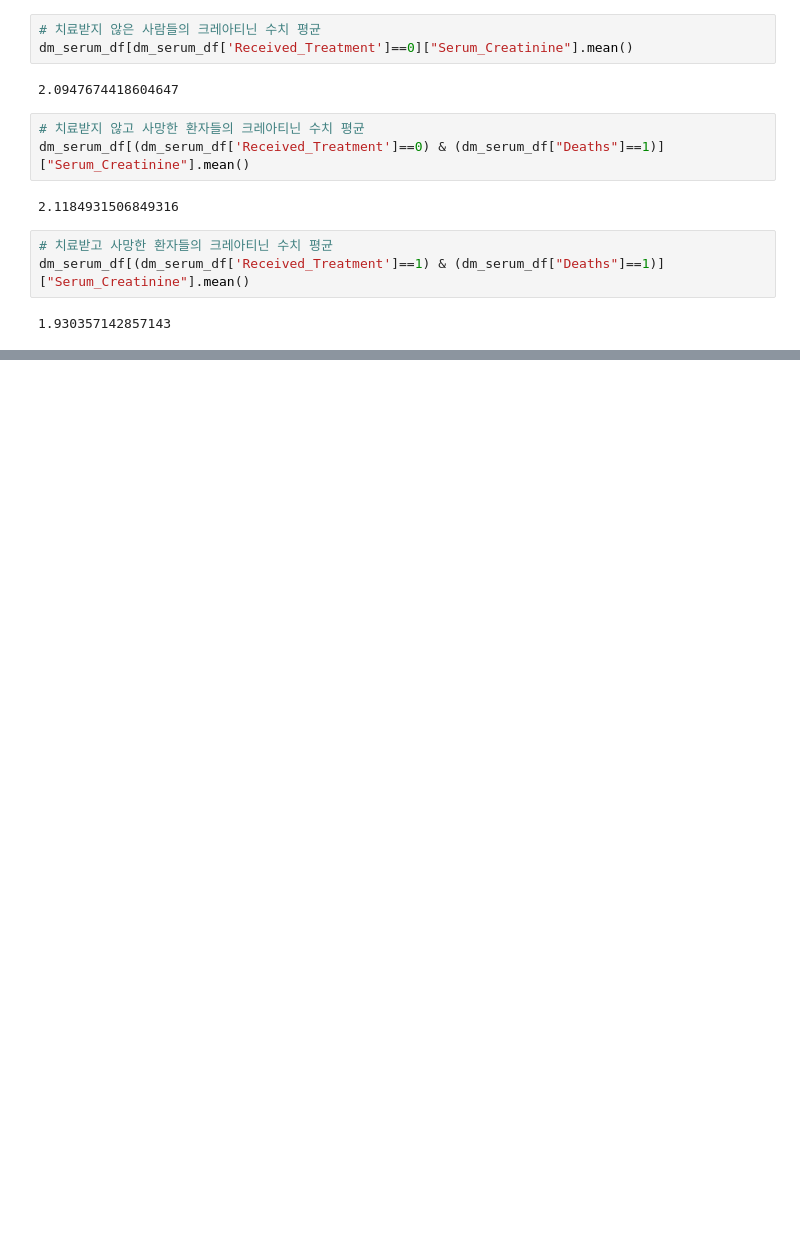
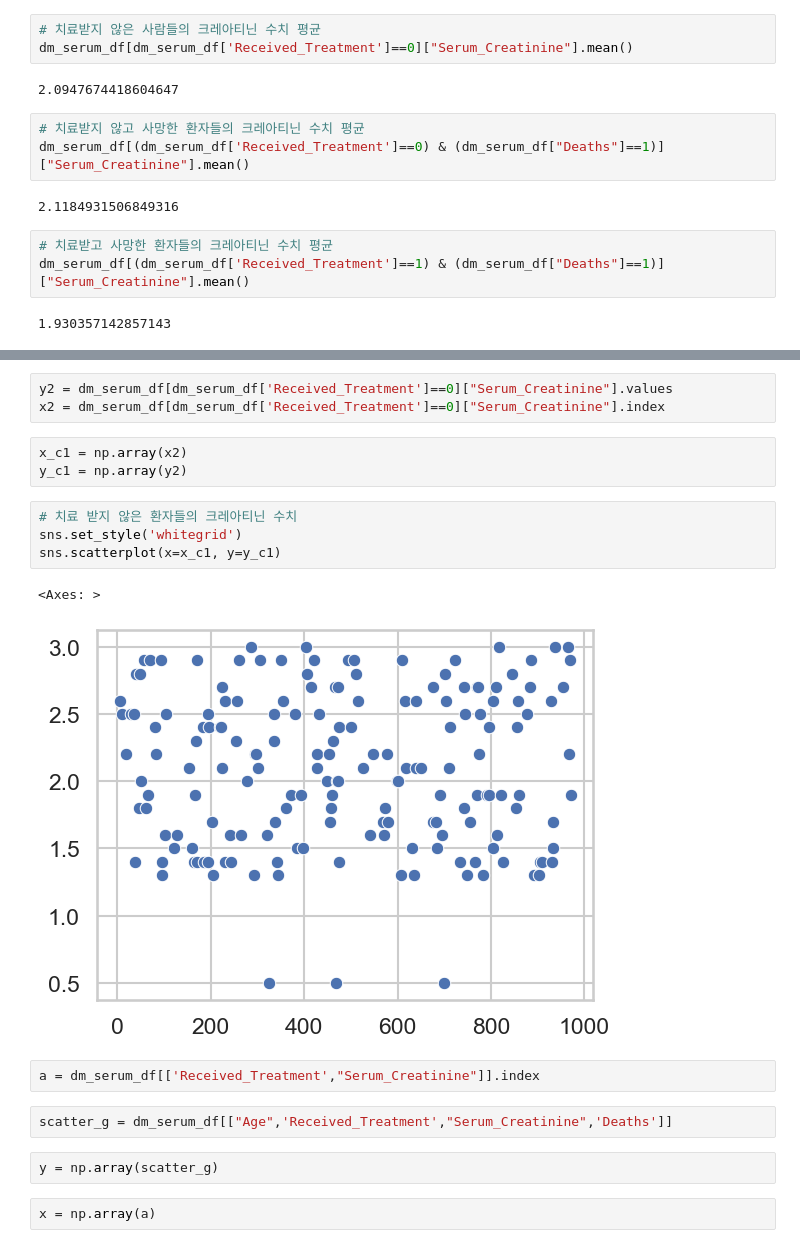
Before and after one commit to cutepuppy2024/Kidney-Project, a Jupyter notebook: ckd_analysis_1st.ipynb, the cells around one changed output, grey strips where cells are left out. Saved outputs shown, nothing was run; the diff lists cells and outputs as text; blank space fills up the shorter version.

```diff
--- a/ckd_analysis_1st.ipynb
+++ b/ckd_analysis_1st.ipynb
@@ -627,0 +665,21 @@ dm_serum_df[(dm_serum_df['Received_Treatment']==1) & (dm_serum_df["Deaths"]==1)]
+# %%
+y2 = dm_serum_df[dm_serum_df['Received_Treatment']==0]["Serum_Creatinine"].values
+x2 = dm_serum_df[dm_serum_df['Received_Treatment']==0]["Serum_Creatinine"].index
+# %%
+x_c1 = np.array(x2)
+y_c1 = np.array(y2)
+# %%
+# 치료 받지 않은 환자들의 크레아티닌 수치
+sns.set_style('whitegrid')
+sns.scatterplot(x=x_c1, y=y_c1)
+# %% [output]
+<Axes: >
+[figure, added]
+# %%
+a = dm_serum_df[['Received_Treatment',"Serum_Creatinine"]].index
+# %%
+scatter_g = dm_serum_df[["Age",'Received_Treatment',"Serum_Creatinine",'Deaths']]
+# %%
+y = np.array(scatter_g)
+# %%
+x = np.array(a)
```
Also changed, not shown: parts of 18 cells of this notebook.
